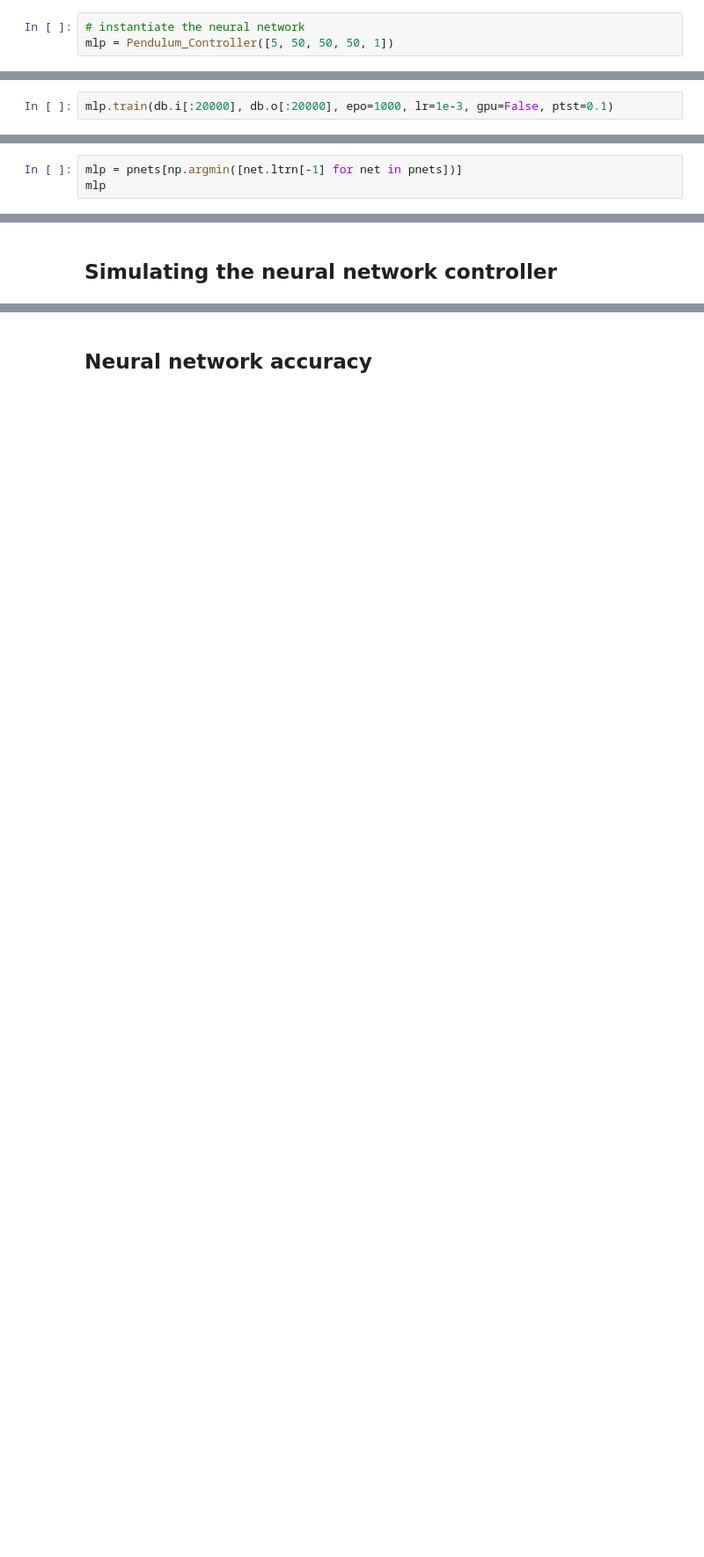
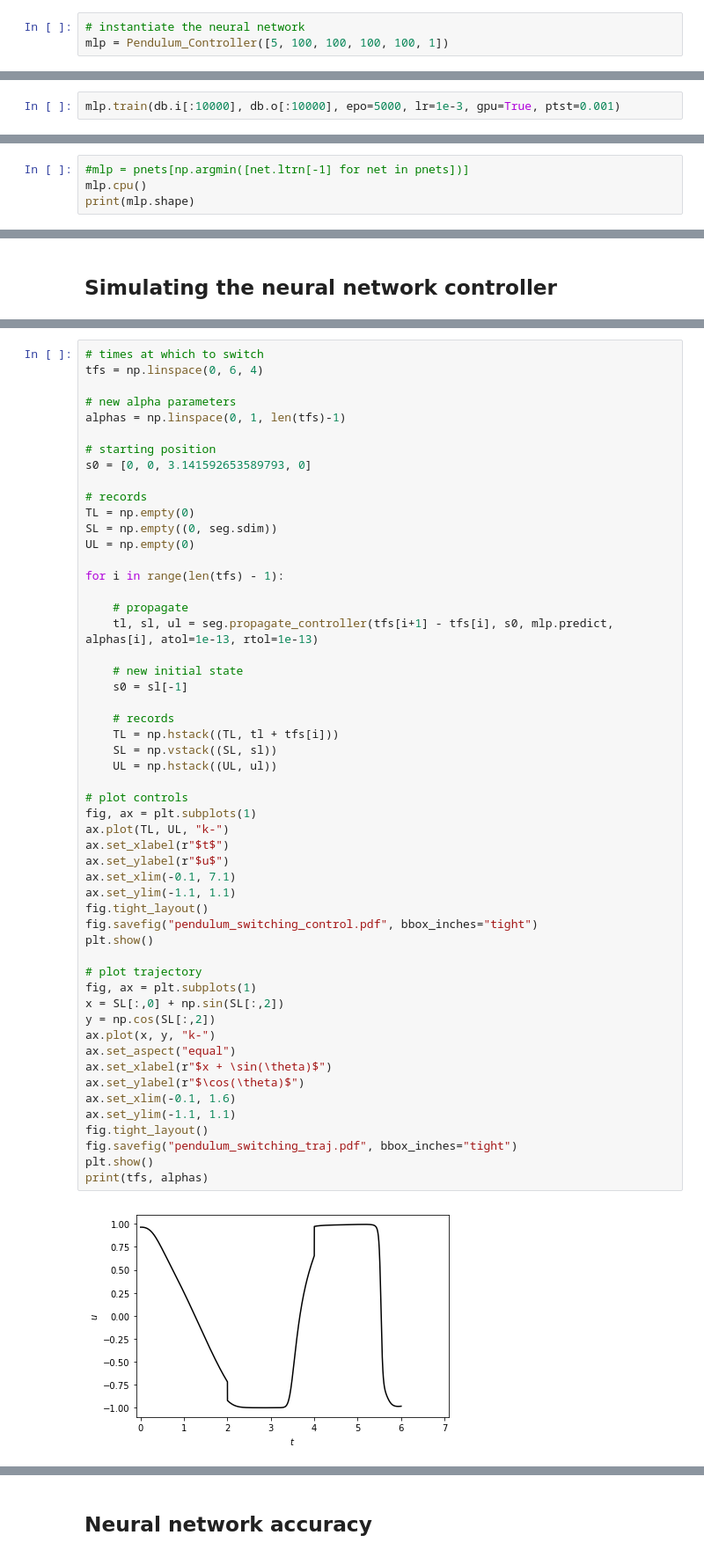
Before and after one commit to cisprague/iros2019, a Jupyter notebook: notebooks/pendulum.ipynb, the cells around one changed output, grey strips where cells are left out. Shown at 88% size. Drawn from its saved outputs; the diff is of its cells as text; blank space fills up the shorter version.

```diff
--- a/notebooks/pendulum.ipynb
+++ b/notebooks/pendulum.ipynb
@@ -347,8 +329,8 @@ data = np.load('pqhanndb.npy')
 db = Data(data, [0, 1, 2, 3, 4], [5])
 # %%
 # instantiate the neural network
-mlp = Pendulum_Controller([5, 50, 50, 50, 1])
+mlp = Pendulum_Controller([5, 100, 100, 100, 100, 1])
 # %%
 pnets = cp.load(open("../src/pendulum_nets.p", "rb"))
 # %%
-mlp.train(db.i[:20000], db.o[:20000], epo=1000, lr=1e-3, gpu=False, ptst=0.1)
+mlp.train(db.i[:10000], db.o[:10000], epo=5000, lr=1e-3, gpu=True, ptst=0.001)
@@ -378,3 +383,4 @@ plt.show()
 # %%
-mlp = pnets[np.argmin([net.ltrn[-1] for net in pnets])]
-mlp
+#mlp = pnets[np.argmin([net.ltrn[-1] for net in pnets])]
+mlp.cpu()
+print(mlp.shape)
@@ -382,0 +393,55 @@ mlp
+# %%
+# times at which to switch
+tfs = np.linspace(0, 6, 4)
+
+# new alpha parameters
+alphas = np.linspace(0, 1, len(tfs)-1)
+
+# starting position
+s0 = [0, 0, 3.141592653589793, 0]
+
+# records
+TL = np.empty(0)
+SL = np.empty((0, seg.sdim))
+UL = np.empty(0)
+
+for i in range(len(tfs) - 1):
+
+    # propagate
+    tl, sl, ul = seg.propagate_controller(tfs[i+1] - tfs[i], s0, mlp.predict, alphas[i], atol=1e-13, rtol=1e-13)
+
+    # new initial state
+    s0 = sl[-1]
+
+    # records
+    TL = np.hstack((TL, tl + tfs[i]))
+    SL = np.vstack((SL, sl))
+    UL = np.hstack((UL, ul))
+
+# plot controls
+fig, ax = plt.subplots(1)
+ax.plot(TL, UL, "k-")
+ax.set_xlabel(r"$t$")
+ax.set_ylabel(r"$u$")
+ax.set_xlim(-0.1, 7.1)
+ax.set_ylim(-1.1, 1.1)
+fig.tight_layout()
+fig.savefig("pendulum_switching_control.pdf", bbox_inches="tight")
+plt.show()
+
+# plot trajectory
+fig, ax = plt.subplots(1)
+x = SL[:,0] + np.sin(SL[:,2])
+y = np.cos(SL[:,2])
+ax.plot(x, y, "k-")
+ax.set_aspect("equal")
+ax.set_xlabel(r"$x + \sin(\theta)$")
+ax.set_ylabel(r"$\cos(\theta)$")
+ax.set_xlim(-0.1, 1.6)
+ax.set_ylim(-1.1, 1.1)
+fig.tight_layout()
+fig.savefig("pendulum_switching_traj.pdf", bbox_inches="tight")
+plt.show()
+print(tfs, alphas)
+# %% [output]
+[figure, added]
```
Also changed, not shown: parts of 43 cells of this notebook, 32 other files.
